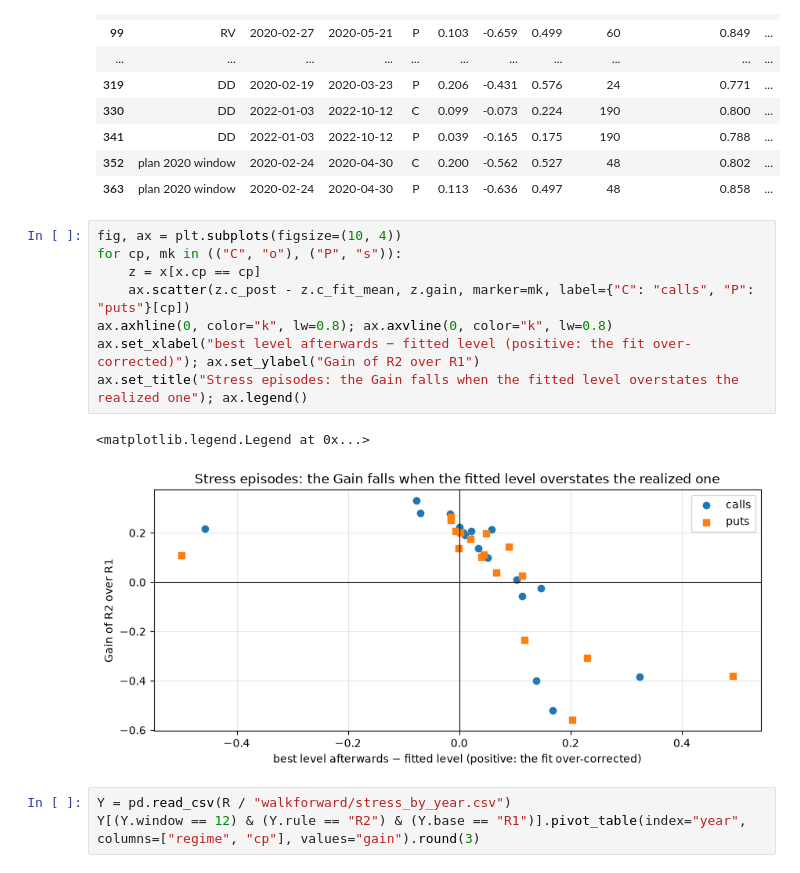
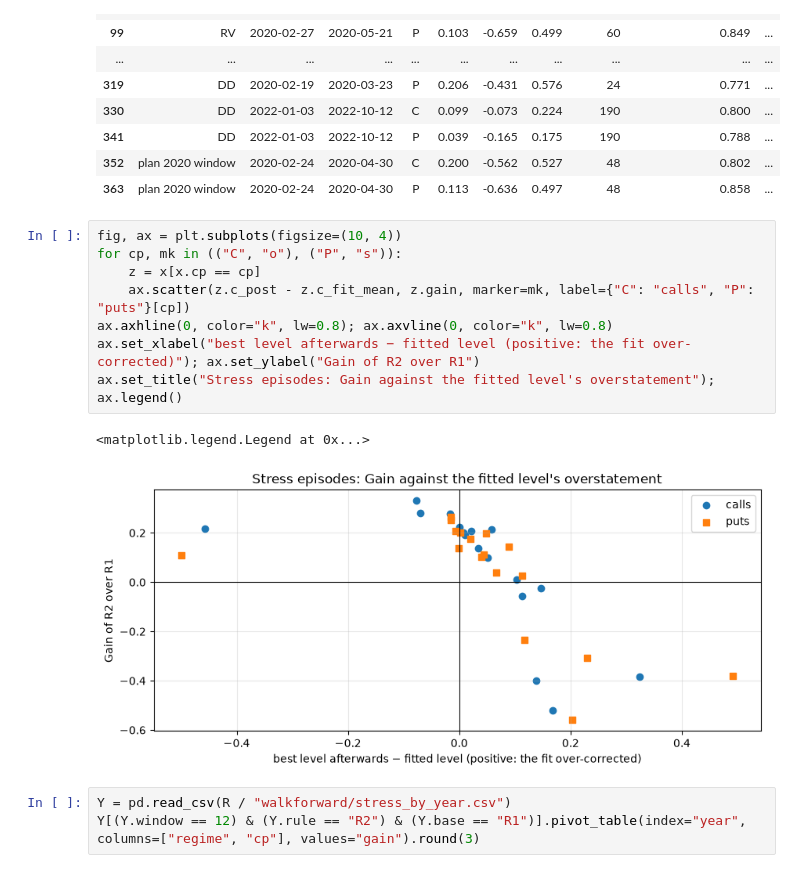
Before and after one commit to biswajit-nag/hull-white-delta-spx, a Jupyter notebook: notebooks/09_stress_stability_and_interpretation.ipynb, the cells around one changed output. Drawn from its saved outputs; the diff is of its cells as text.

```diff
--- a/notebooks/09_stress_stability_and_interpretation.ipynb
+++ b/notebooks/09_stress_stability_and_interpretation.ipynb
@@ -63,14 +69,14 @@ x[["definition", "start", "end", "cp", "gain", "lo", "hi", "sessions", "share_of
 # %%
 fig, ax = plt.subplots(figsize=(10, 4))
 for cp, mk in (("C", "o"), ("P", "s")):
     z = x[x.cp == cp]
     ax.scatter(z.c_post - z.c_fit_mean, z.gain, marker=mk, label={"C": "calls", "P": "puts"}[cp])
 ax.axhline(0, color="k", lw=0.8); ax.axvline(0, color="k", lw=0.8)
 ax.set_xlabel("best level afterwards − fitted level (positive: the fit over-corrected)"); ax.set_ylabel("Gain of R2 over R1")
-ax.set_title("Stress episodes: the Gain falls when the fitted level overstates the realized one"); ax.legend()
+ax.set_title("Stress episodes: Gain against the fitted level's overstatement"); ax.legend()
 # %% [output]
 <matplotlib.legend.Legend at 0x...>
-[figure, old version]
+[figure, new version]
 # %%
 Y = pd.read_csv(R / "walkforward/stress_by_year.csv")
 Y[(Y.window == 12) & (Y.rule == "R2") & (Y.base == "R1")].pivot_table(index="year", columns=["regime", "cp"], values="gain").round(3)
```
Also changed, not shown: parts of 11 cells of this notebook, 17 other files.
